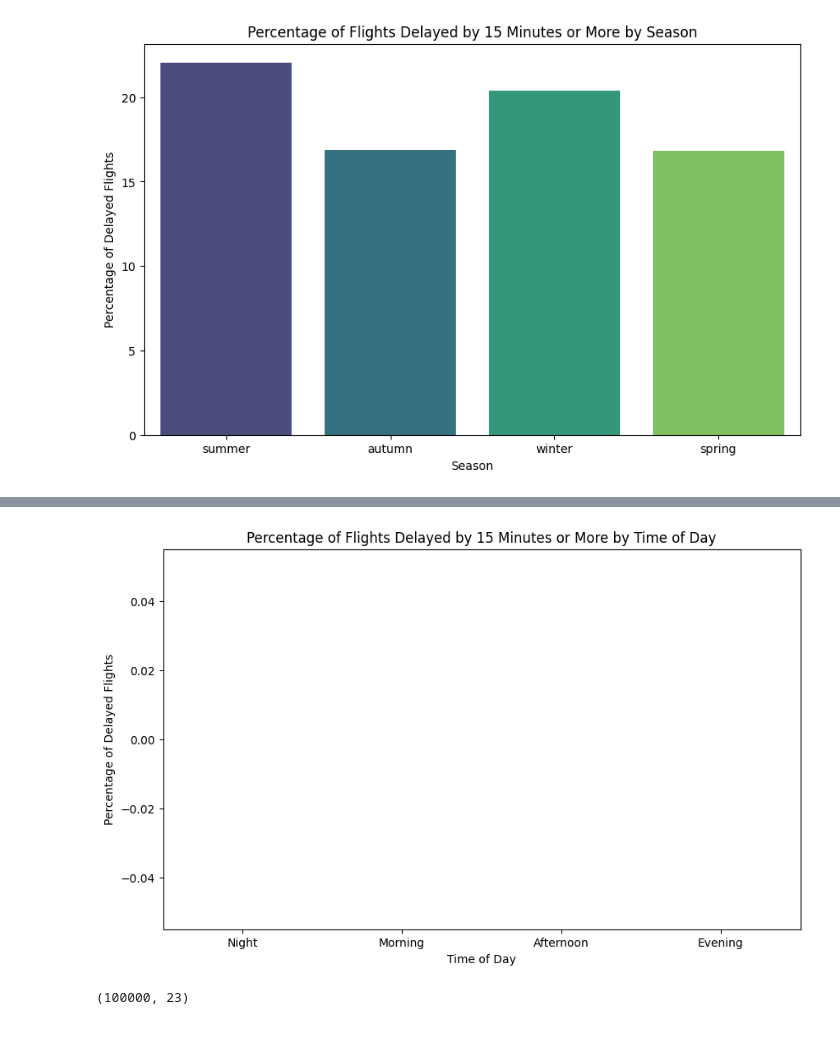
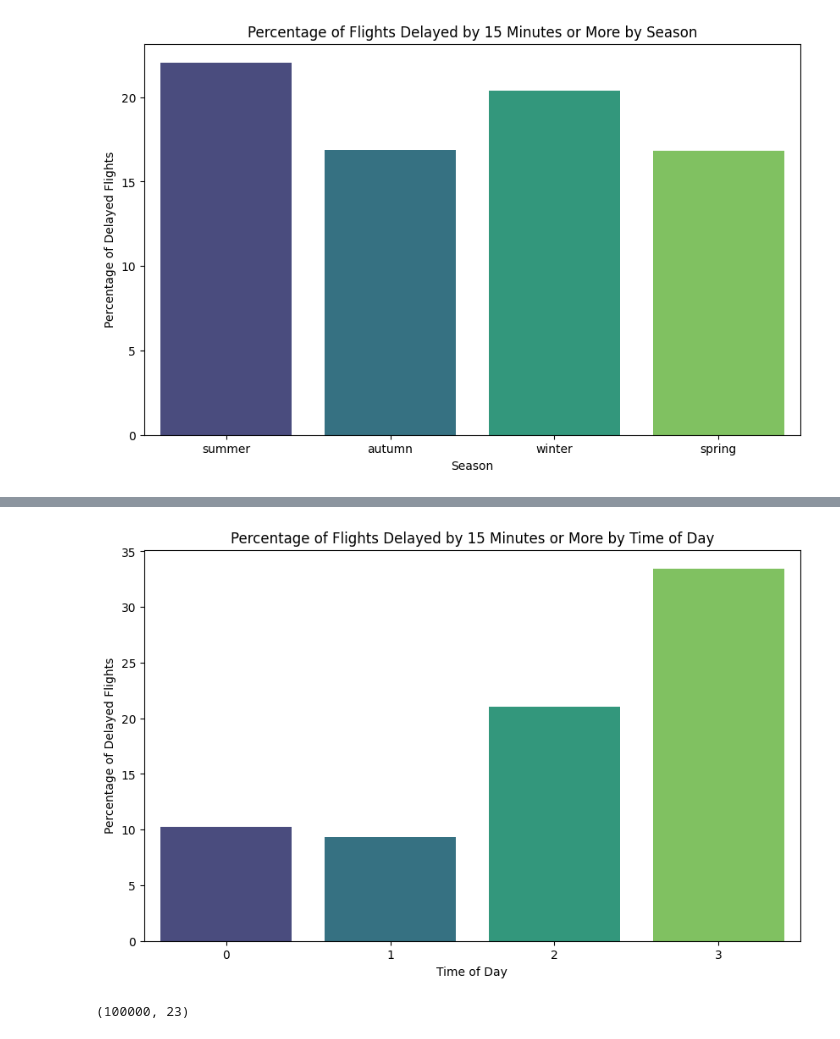
Before and after one commit to simon1938/Flight-delay, a Jupyter notebook: DS52_flight_delay.ipynb, the cells around one changed output, grey strips where cells are left out. Saved outputs shown, nothing was run; the diff lists cells and outputs as text; code cells hidden in the pictures.

```diff
--- a/DS52_flight_delay.ipynb
+++ b/DS52_flight_delay.ipynb
@@ -281,33 +281,33 @@ plot_distance_bin_delays(distance_bin_delay_percentages_df)
 # %%
 import pandas as pd
 import matplotlib.pyplot as plt
 import seaborn as sns
 
 def calculate_time_of_day_delay_percentages(df):
-    time_bins = ['Night', 'Morning', 'Afternoon', 'Evening']
+    time_bins = [0, 1,2,3]
     delay_percentages = []
 
     for time_bin in time_bins:
         bin_df = df[df['DepTime_bin'] == time_bin]
         delay_percentage = bin_df['dep_delayed_15min'].mean() * 100  # Convert to percentage
         delay_percentages.append(delay_percentage)
 
     return pd.DataFrame({'TimeOfDay': time_bins, 'Delay_Percentage': delay_percentages})
 
 def plot_time_of_day_delays(delay_percentages_df):
     plt.figure(figsize=(10, 6))
     sns.barplot(x='TimeOfDay', y='Delay_Percentage', data=delay_percentages_df, palette='viridis')
     plt.title('Percentage of Flights Delayed by 15 Minutes or More by Time of Day')
     plt.xlabel('Time of Day')
     plt.ylabel('Percentage of Delayed Flights')
     plt.show()
 
 # Example usage:
 # Assuming `df` is your DataFrame
 time_of_day_delay_percentages_df = calculate_time_of_day_delay_percentages(train)
 plot_time_of_day_delays(time_of_day_delay_percentages_df)
 # %% [output]
-[figure, old version]
+[figure, new version]
 # %%
 X = train.drop(['dep_delayed_15min'],axis=1)
 y = train['dep_delayed_15min']
```
Also changed, not shown: parts of 6 cells of this notebook, 1 other file.
